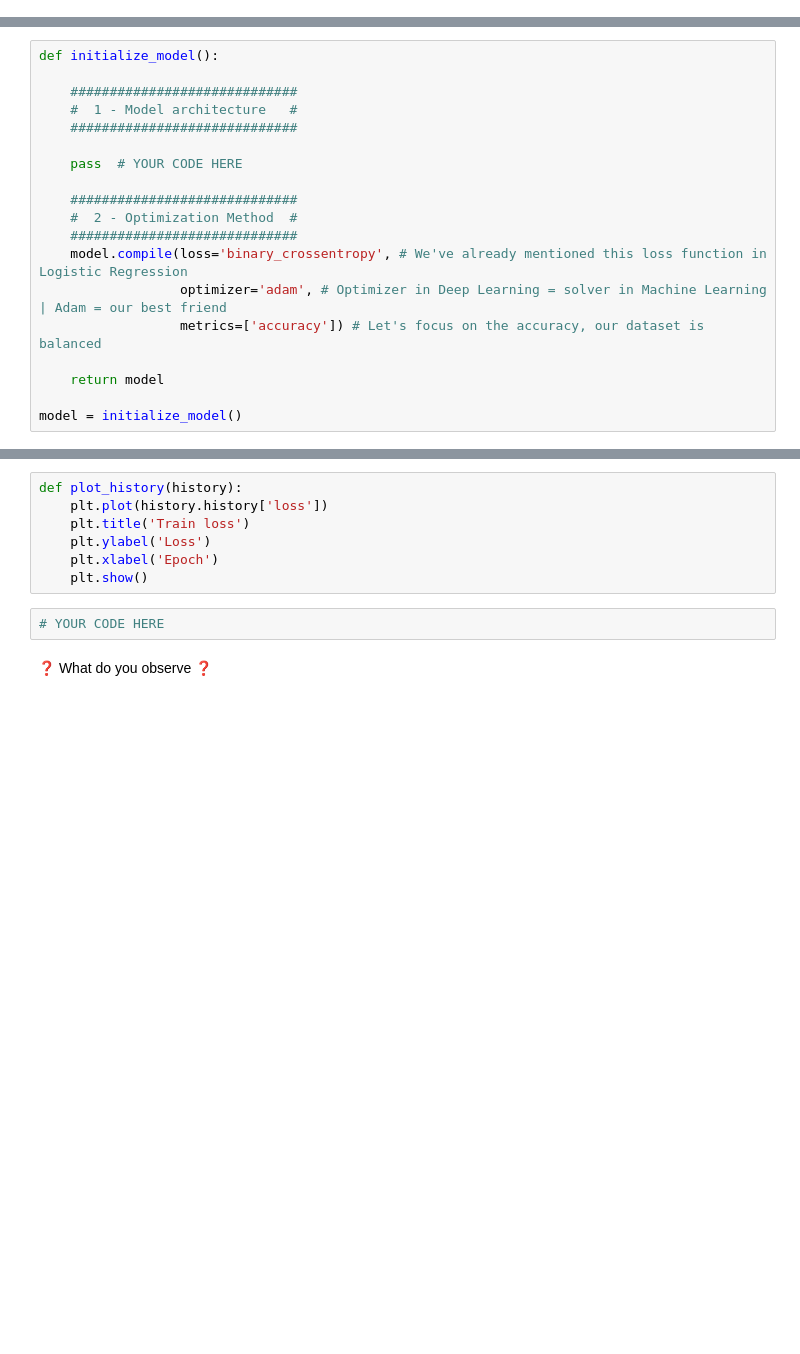
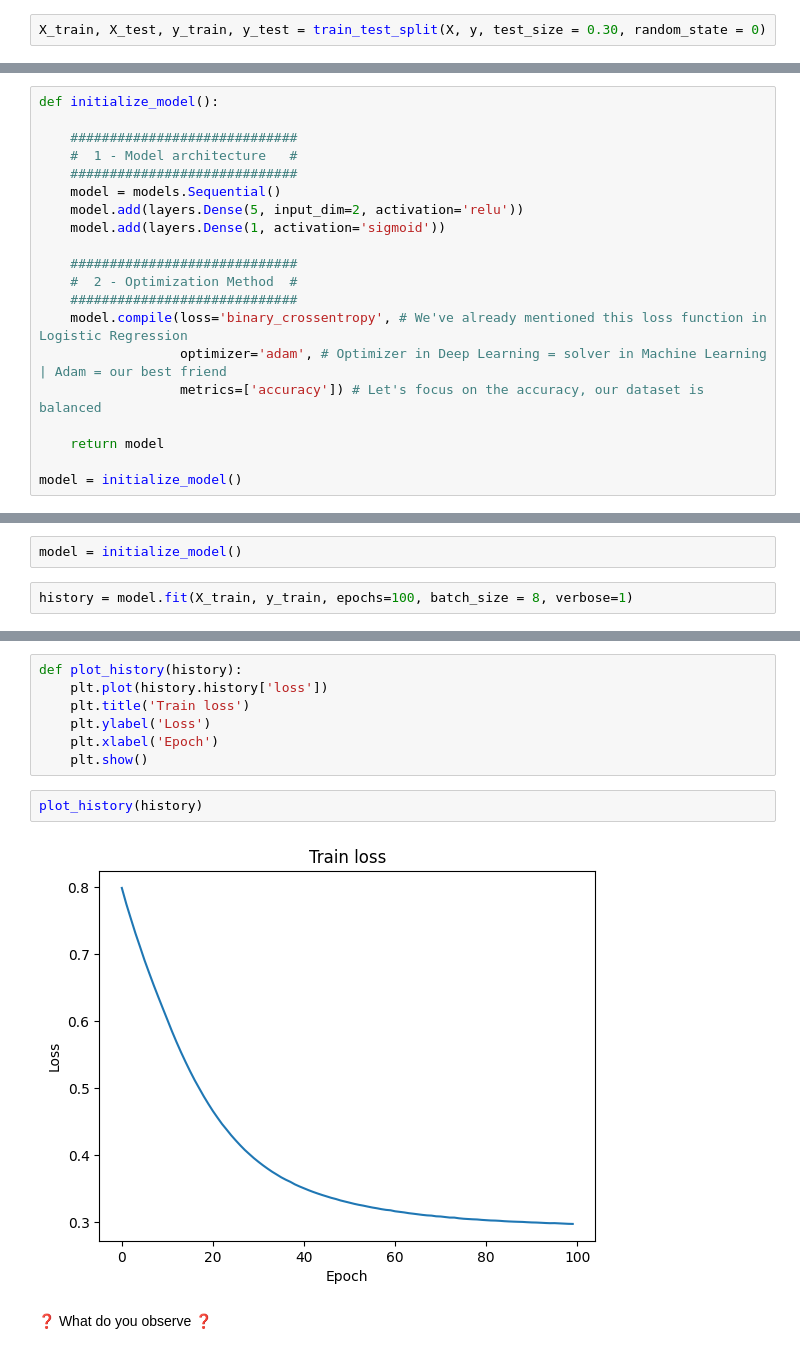
Before and after one commit to multiyumz/data-science-challenges, a Jupyter notebook: data-your-first-neural-network/your_first_neural_network.ipynb, the cells around one changed output, grey strips where cells are left out. Drawn from its saved outputs; the diff is of its cells as text; blank space fills up the shorter version.

```diff
--- a/data-your-first-neural-network/your_first_neural_network.ipynb
+++ b/data-your-first-neural-network/your_first_neural_network.ipynb
@@ -61,0 +80,2 @@ plot_moons(X, y)
+# %%
+X_train, X_test, y_train, y_test = train_test_split(X, y, test_size = 0.30, random_state = 0)
@@ -80,8 +104,9 @@ def initialize_model():
     #############################
     #  1 - Model architecture   #
     #############################
-
-    pass  # YOUR CODE HERE
+    model = models.Sequential()
+    model.add(layers.Dense(5, input_dim=2, activation='relu'))
+    model.add(layers.Dense(1, activation='sigmoid'))
 
     #############################
     #  2 - Optimization Method  #
@@ -138,0 +176,4 @@ Store the results of the training into a `history` variable. ❓
+# %%
+model = initialize_model()
+# %%
+history = model.fit(X_train, y_train, epochs=100, batch_size = 8, verbose=1)
@@ -151,8 +228,10 @@ def plot_history(history):
     plt.ylabel('Loss')
     plt.xlabel('Epoch')
     plt.show()
-# %%
-# YOUR CODE HERE
+# %%
+plot_history(history)
+# %% [output]
+[figure, added]
 # %% [markdown]
 ❓ What do you observe ❓
 # %% [markdown]
```
Also changed, not shown: parts of 44 cells of this notebook, 2 other files.
